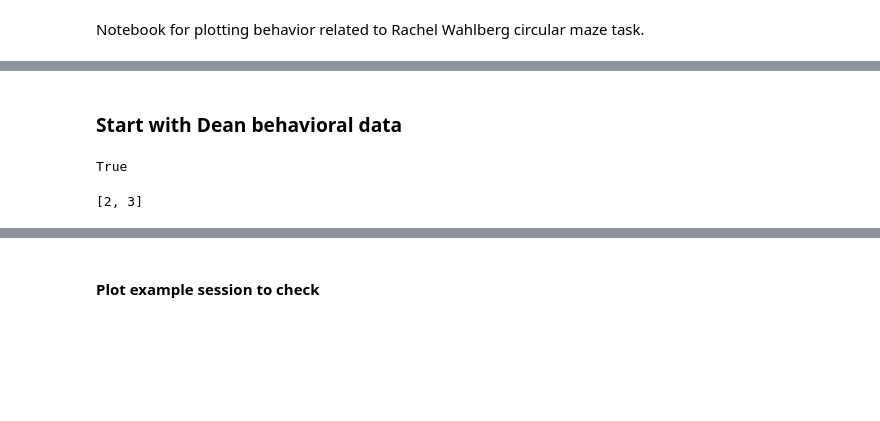
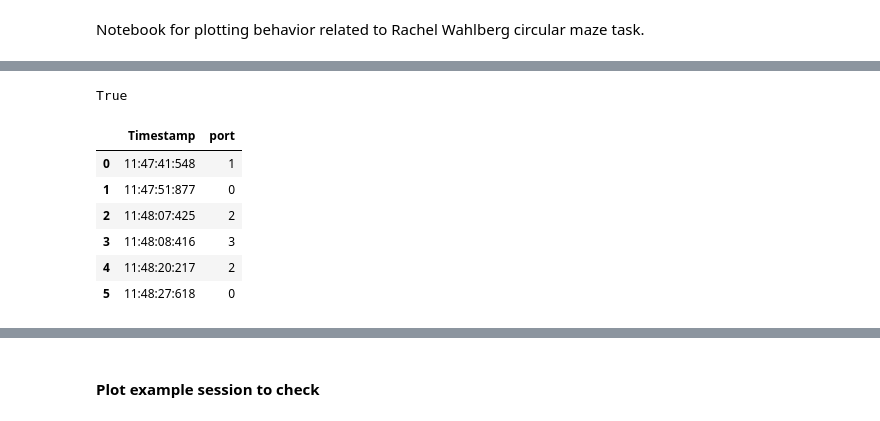
Before and after one commit to nkinsky/Projects_sandbox, a Jupyter notebook: Anesthesia/MemoryTask_Pilot.ipynb, the cells around one changed output, grey strips where cells are left out. Drawn from its saved outputs; the diff is of its cells as text; code cells hidden in the pictures; blank space fills up the shorter version.

```diff
--- a/Anesthesia/MemoryTask_Pilot.ipynb
+++ b/Anesthesia/MemoryTask_Pilot.ipynb
@@ -52,5 +52,3 @@ from circularPosition import CircularPosition
-# %% [markdown]
-### Start with Dean behavioral data
 # %%
 base_dir = Path("/data2/Rachel_Task/Behavior_Rats")
 dean_dict = {"TaskTraining1": {"sesh1": {"dir": base_dir / "Dean" / "2025_03_13_TaskTraining1", "old_ports": [None, None],
@@ -74,23 +77,33 @@ True
 # %%
 # Load in port visits as dataframe - make into function
 import re as re
 def load_session_data(animal, day_alias, session_num, session_dict=sessions):
     sesh_use = sessions[animal][day_alias][session_num]
     dir_use, old_ports, new_ports = [sesh_use[key] for key in ["dir", "old_ports", "new_ports"]]
     sesh_date = re.search("[0-9][0-9][0-9][0-9]-[0-1][0-9]-[0-3][0-9]",sorted(dir_use.glob("portTimestamps*"))[0].name).group(0)
     port_df_list = []
     for file_use in sorted(dir_use.glob("portTimestamps*")):
         port_df = pd.read_csv(file_use, header=None, delimiter=" ").drop(columns=[0, 3])
         port_df = port_df.rename(columns={1: "Timestamp", 2: "port"})
         port_df_comb = port_df_list.append(port_df)
     port_df = pd.concat(port_df_list, axis=0, ignore_index=True)
 
     for attrname, attr in zip(["dir", "old_ports", "new_ports"], [dir_use, old_ports, new_ports]):
         port_df.attrs[attrname] = attr
 
     return port_df
 
-port_df = load_session_data("Dean", "TaskTraining1", "sesh1")
-port_df.attrs["new_ports"]
+animal, session, subsesh = "Seamus", "TaskTraining3", "sesh1"
+sesh_use = sessions[animal][session][subsesh]
+port_df = load_session_data(animal, session, subsesh)
+active_ports = port_df.attrs["new_ports"]
+old_ports = port_df.attrs["old_ports"]
+port_df.head(6)
 # %% [output]
-[2, 3]
+|  | Timestamp | port |
+| 0 | 11:47:41:548 | 1 |
+| 1 | 11:47:51:877 | 0 |
+| 2 | 11:48:07:425 | 2 |
+| 3 | 11:48:08:416 | 3 |
+| 4 | 11:48:20:217 | 2 |
+| 5 | 11:48:27:618 | 0 |
```
Also changed, not shown: parts of 11 cells of this notebook.
